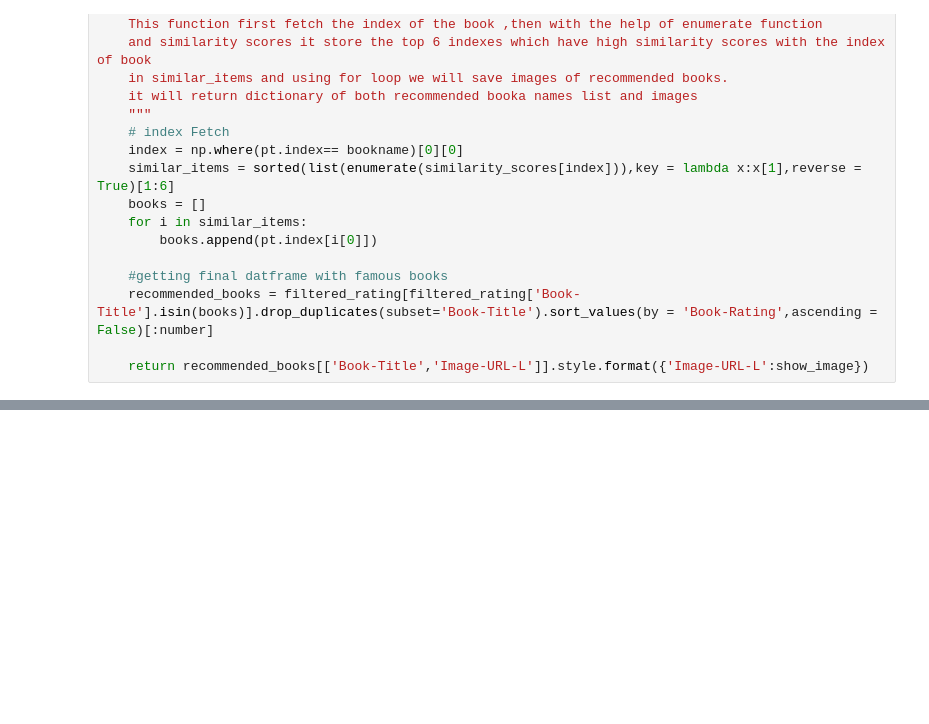
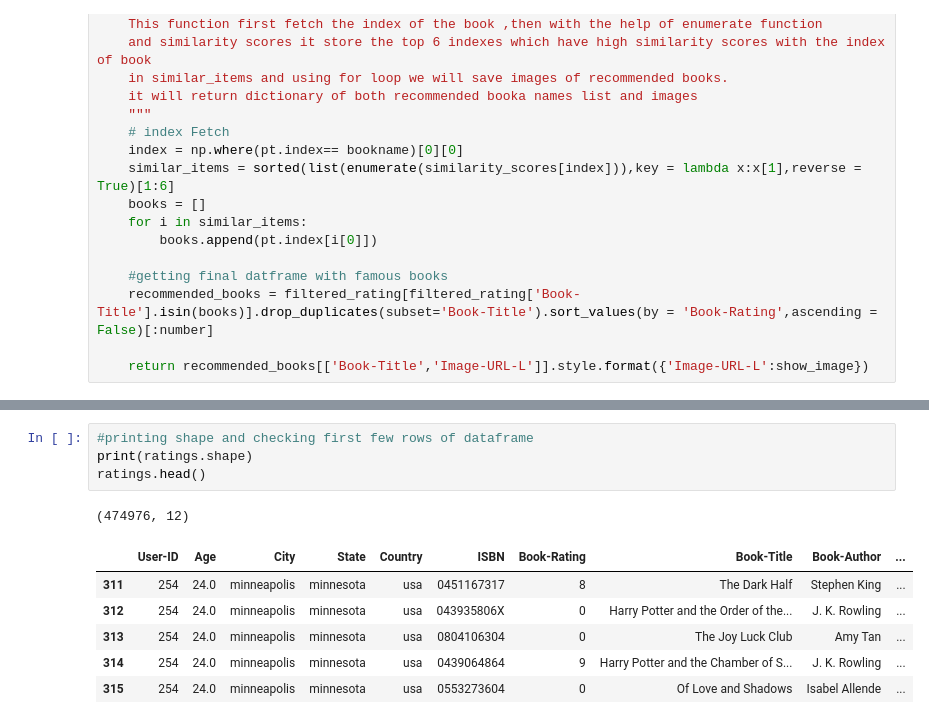
Before and after one commit to MANISH-KUMAR-CODES/Book-Recommendtion-System, a Jupyter notebook: Book_Recommendtion_System.ipynb, the cells around one changed output, grey strips where cells are left out. Drawn from its saved outputs; the diff is of its cells as text; blank space fills up the shorter version.

```diff
--- a/Book_Recommendtion_System.ipynb
+++ b/Book_Recommendtion_System.ipynb
@@ -932,0 +968,12 @@ recommendations("Harry Potter and the Chamber of Secrets (Book 2)",5)
+# %%
+#printing shape and checking first few rows of dataframe
+print(ratings.shape)
+ratings.head()
+# %% [output]
+(474976, 12)
+|  | User-ID | Age | City | State | Country | ISBN | Book-Rating | Book-Title | Book-Author | ... |
+| 311 | 254 | 24.0 | minneapolis | minnesota | usa | 0451167317 | 8 | The Dark Half | Stephen King | ... |
+| 312 | 254 | 24.0 | minneapolis | minnesota | usa | 043935806X | 0 | Harry Potter and the Order of the... | J. K. Rowling | ... |
+| 313 | 254 | 24.0 | minneapolis | minnesota | usa | 0804106304 | 0 | The Joy Luck Club | Amy Tan | ... |
+| 314 | 254 | 24.0 | minneapolis | minnesota | usa | 0439064864 | 9 | Harry Potter and the Chamber of S... | J. K. Rowling | ... |
+| 315 | 254 | 24.0 | minneapolis | minnesota | usa | 0553273604 | 0 | Of Love and Shadows | Isabel Allende | ... |
```
Also changed, not shown: parts of 22 cells of this notebook.
